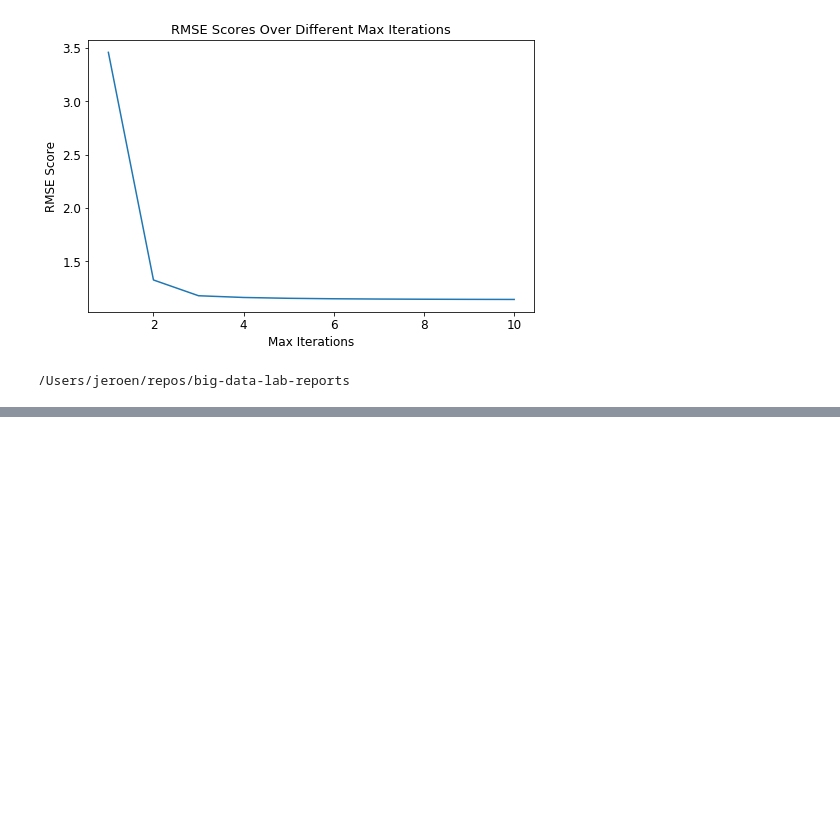
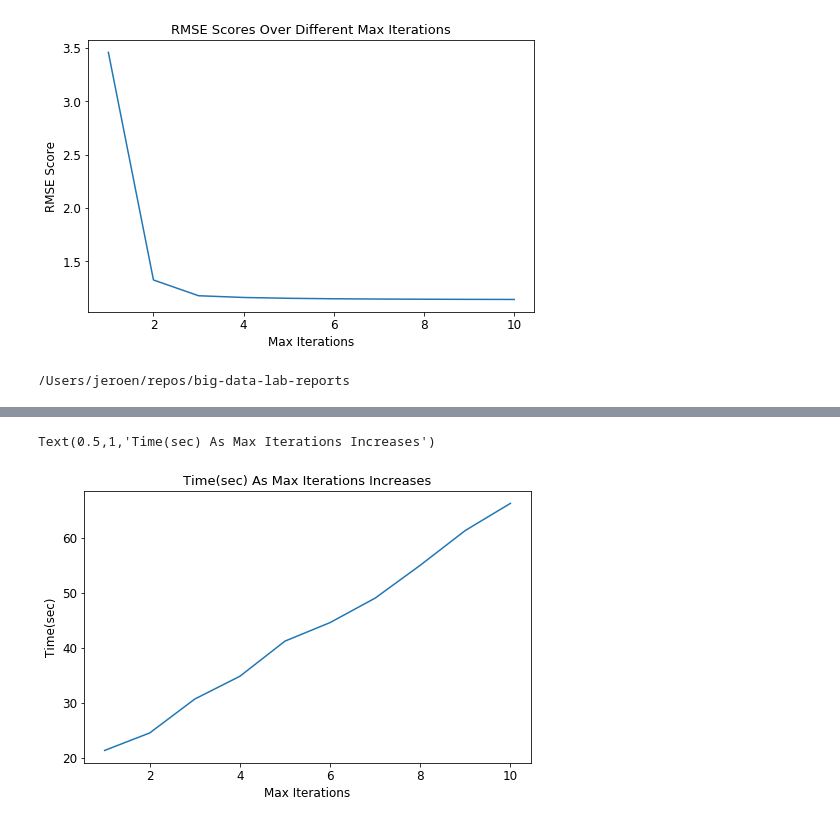
Before and after one commit to dimichai/big-data-lab-reports, a Jupyter notebook: lab4/plots.ipynb, the cells around one changed output, grey strips where cells are left out. Drawn from its saved outputs; the diff is of its cells as text; code cells hidden in the pictures; blank space fills up the shorter version.

```diff
--- a/lab4/plots.ipynb
+++ b/lab4/plots.ipynb
@@ -50,0 +80,14 @@ Text(0.5,1,'RMSE Scores Over Different Max Iterations')
+# %%
+%matplotlib inline
+from matplotlib import pyplot as plt
+import seaborn as sns
+
+plt.subplots(figsize=(8,5))
+ax = sns.lineplot(data=max_itrs, x="max_itr", y="time(min)")
+ax.set_xlabel("Max Iterations",fontsize=12)
+ax.set_ylabel("Time(sec)",fontsize=12)
+ax.tick_params(labelsize=12)
+ax.set_title("Time(sec) As Max Iterations Increases", fontsize=13)
+# %% [output]
+Text(0.5,1,'Time(sec) As Max Iterations Increases')
+[figure, added]
```
Also changed, not shown: parts of 3 cells of this notebook.
